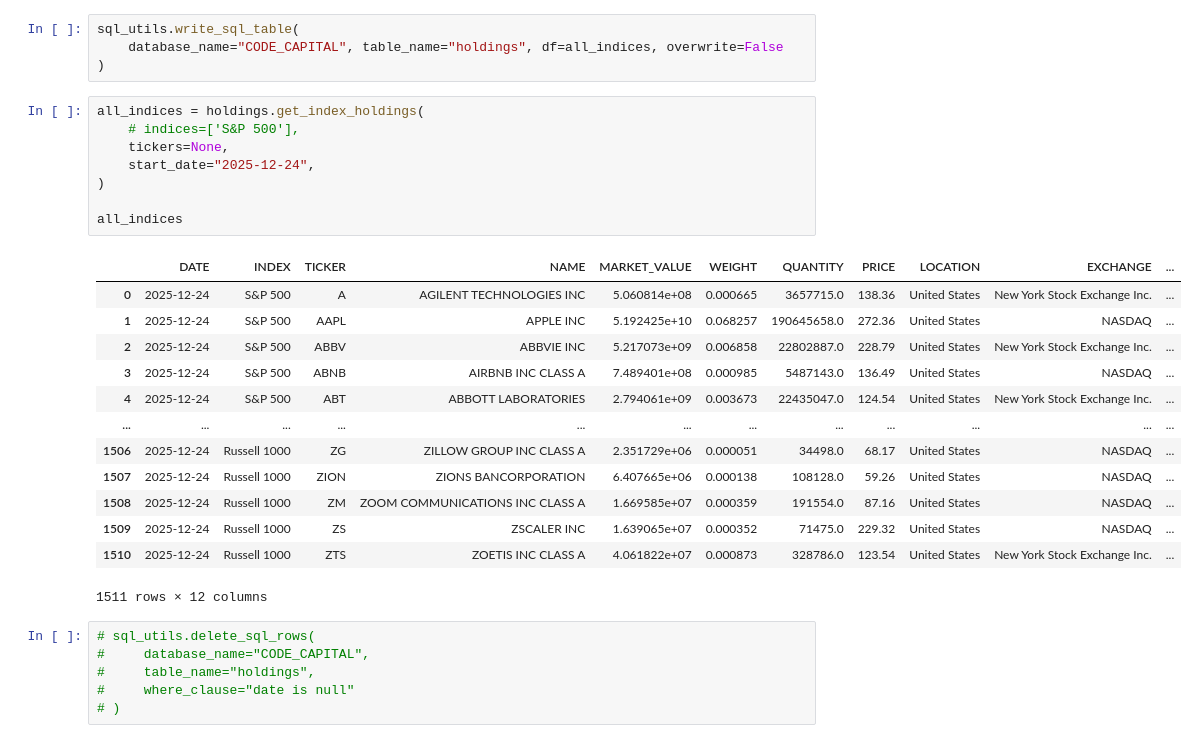
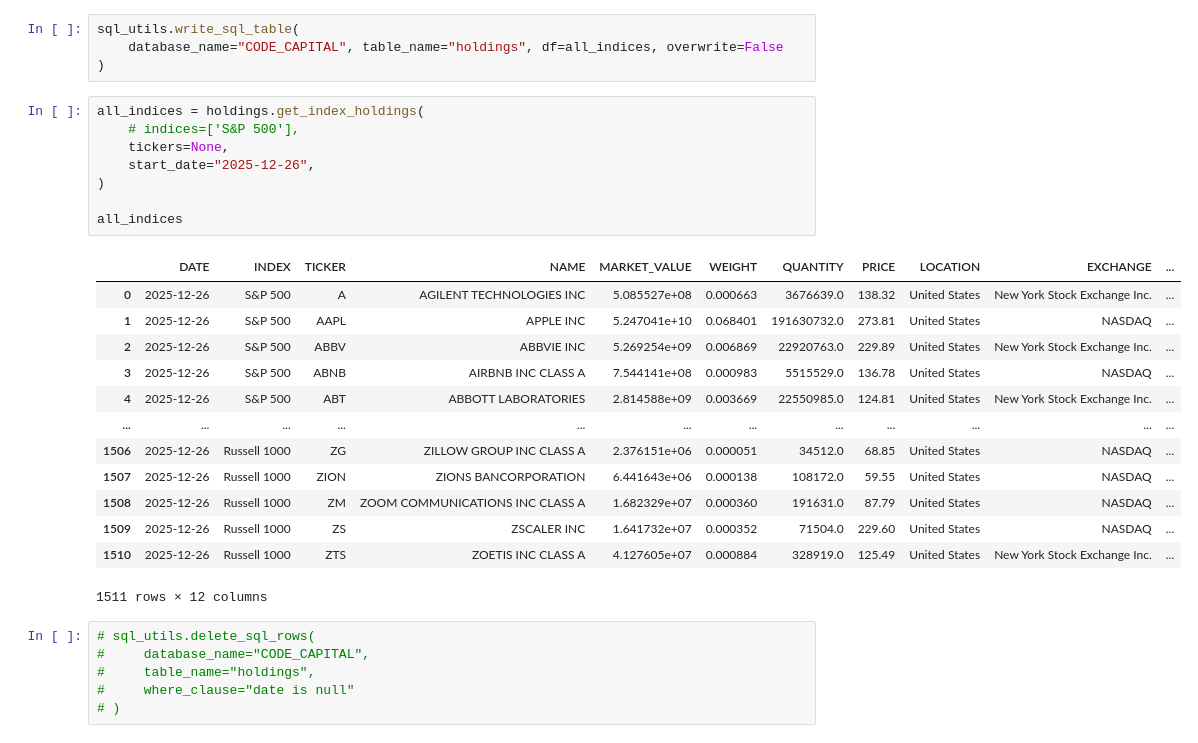
Before and after one commit to Code-And-Capital/finance, a Jupyter notebook: notebooks/pull_data.ipynb, the cells around one changed output. Saved outputs shown, nothing was run; the diff lists cells and outputs as text.

```diff
--- a/notebooks/pull_data.ipynb
+++ b/notebooks/pull_data.ipynb
@@ -56,24 +56,24 @@ sql_utils.write_sql_table(
 # %%
 all_indices = holdings.get_index_holdings(
     # indices=['S&P 500'],
     tickers=None,
-    start_date="2025-12-24",
+    start_date="2025-12-26",
 )
 
 all_indices
 # %% [output]
 |  | DATE | INDEX | TICKER | NAME | MARKET_VALUE | WEIGHT | QUANTITY | PRICE | LOCATION | EXCHANGE | ... |
-| 0 | 2025-12-24 | S&P 500 | A | AGILENT TECHNOLOGIES INC | 5.060814e+08 | 0.000665 | 3657715.0 | 138.36 | United States | New York Stock Exchange Inc. | ... |
-| 1 | 2025-12-24 | S&P 500 | AAPL | APPLE INC | 5.192425e+10 | 0.068257 | 190645658.0 | 272.36 | United States | NASDAQ | ... |
-| 2 | 2025-12-24 | S&P 500 | ABBV | ABBVIE INC | 5.217073e+09 | 0.006858 | 22802887.0 | 228.79 | United States | New York Stock Exchange Inc. | ... |
-| 3 | 2025-12-24 | S&P 500 | ABNB | AIRBNB INC CLASS A | 7.489401e+08 | 0.000985 | 5487143.0 | 136.49 | United States | NASDAQ | ... |
-| 4 | 2025-12-24 | S&P 500 | ABT | ABBOTT LABORATORIES | 2.794061e+09 | 0.003673 | 22435047.0 | 124.54 | United States | New York Stock Exchange Inc. | ... |
+| 0 | 2025-12-26 | S&P 500 | A | AGILENT TECHNOLOGIES INC | 5.085527e+08 | 0.000663 | 3676639.0 | 138.32 | United States | New York Stock Exchange Inc. | ... |
+| 1 | 2025-12-26 | S&P 500 | AAPL | APPLE INC | 5.247041e+10 | 0.068401 | 191630732.0 | 273.81 | United States | NASDAQ | ... |
+| 2 | 2025-12-26 | S&P 500 | ABBV | ABBVIE INC | 5.269254e+09 | 0.006869 | 22920763.0 | 229.89 | United States | New York Stock Exchange Inc. | ... |
+| 3 | 2025-12-26 | S&P 500 | ABNB | AIRBNB INC CLASS A | 7.544141e+08 | 0.000983 | 5515529.0 | 136.78 | United States | NASDAQ | ... |
+| 4 | 2025-12-26 | S&P 500 | ABT | ABBOTT LABORATORIES | 2.814588e+09 | 0.003669 | 22550985.0 | 124.81 | United States | New York Stock Exchange Inc. | ... |
 | ... | ... | ... | ... | ... | ... | ... | ... | ... | ... | ... | ... |
-| 1506 | 2025-12-24 | Russell 1000 | ZG | ZILLOW GROUP INC CLASS A | 2.351729e+06 | 0.000051 | 34498.0 | 68.17 | United States | NASDAQ | ... |
-| 1507 | 2025-12-24 | Russell 1000 | ZION | ZIONS BANCORPORATION | 6.407665e+06 | 0.000138 | 108128.0 | 59.26 | United States | NASDAQ | ... |
-| 1508 | 2025-12-24 | Russell 1000 | ZM | ZOOM COMMUNICATIONS INC CLASS A | 1.669585e+07 | 0.000359 | 191554.0 | 87.16 | United States | NASDAQ | ... |
-| 1509 | 2025-12-24 | Russell 1000 | ZS | ZSCALER INC | 1.639065e+07 | 0.000352 | 71475.0 | 229.32 | United States | NASDAQ | ... |
-| 1510 | 2025-12-24 | Russell 1000 | ZTS | ZOETIS INC CLASS A | 4.061822e+07 | 0.000873 | 328786.0 | 123.54 | United States | New York Stock Exchange Inc. | ... |
+| 1506 | 2025-12-26 | Russell 1000 | ZG | ZILLOW GROUP INC CLASS A | 2.376151e+06 | 0.000051 | 34512.0 | 68.85 | United States | NASDAQ | ... |
+| 1507 | 2025-12-26 | Russell 1000 | ZION | ZIONS BANCORPORATION | 6.441643e+06 | 0.000138 | 108172.0 | 59.55 | United States | NASDAQ | ... |
+| 1508 | 2025-12-26 | Russell 1000 | ZM | ZOOM COMMUNICATIONS INC CLASS A | 1.682329e+07 | 0.000360 | 191631.0 | 87.79 | United States | NASDAQ | ... |
+| 1509 | 2025-12-26 | Russell 1000 | ZS | ZSCALER INC | 1.641732e+07 | 0.000352 | 71504.0 | 229.60 | United States | NASDAQ | ... |
+| 1510 | 2025-12-26 | Russell 1000 | ZTS | ZOETIS INC CLASS A | 4.127605e+07 | 0.000884 | 328919.0 | 125.49 | United States | New York Stock Exchange Inc. | ... |
 1511 rows × 12 columns
 # %%
 # sql_utils.delete_sql_rows(
```
Also changed, not shown: parts of 6 cells of this notebook, 4 other files.
